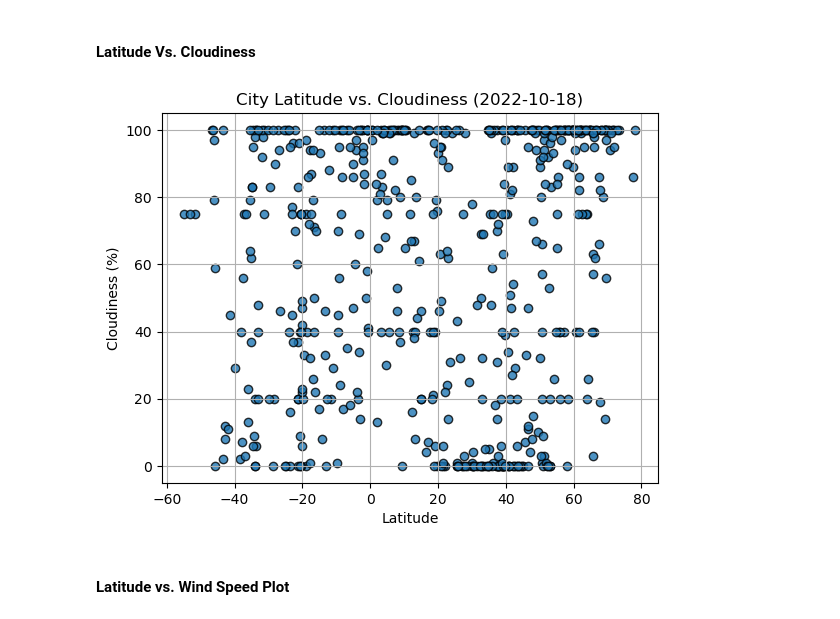
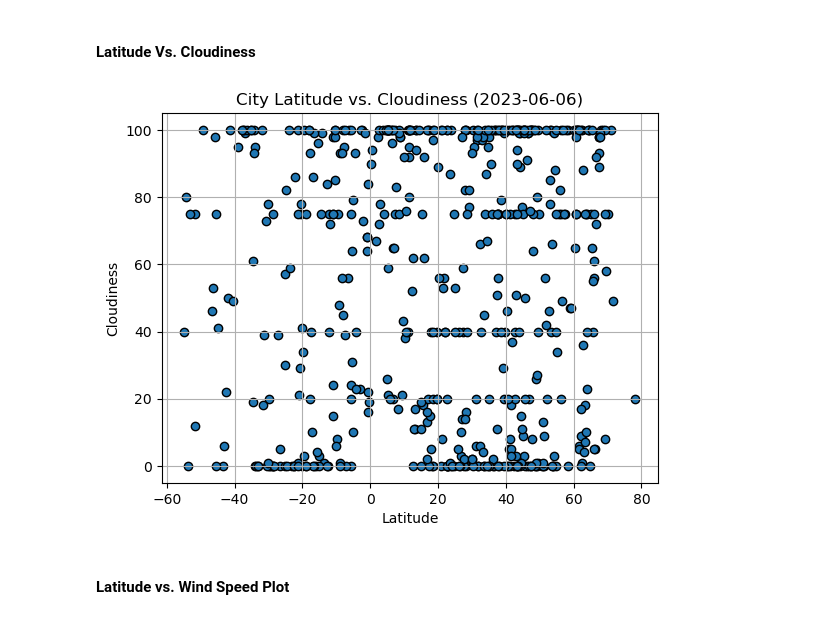
Before and after one commit to CharlesQuinn1/python-api-challenge, a Jupyter notebook: WeatherPy/WeatherPy.ipynb, the cells around one changed output. Cells and saved outputs as stored; diff of their text form; code cells hidden in the pictures.

```diff
--- a/WeatherPy/WeatherPy.ipynb
+++ b/WeatherPy/WeatherPy.ipynb
@@ -221,18 +291,22 @@ plt.show()
 #### Latitude Vs. Cloudiness
 # %%
 # Build the scatter plots for latitude vs. cloudiness
-# YOUR CODE HERE
+fig, ax = plt.subplots()
+ax.scatter(data=city_data_df, x='Lat', y='Cloudiness', edgecolors='black')
 
 # Incorporate the other graph properties
-# YOUR CODE HERE
+ax.set_ylabel('Cloudiness')
+ax.set_xlabel('Latitude')
+ax.set_title(f'City Latitude vs. Cloudiness ({local_time})')
+ax.grid(visible=True)
 
 # Save the figure
 plt.savefig("output_data/Fig3.png")
 
 # Show plot
 plt.show()
 # %% [output]
-[figure, old version]
+[figure, new version]
 # %% [markdown]
 #### Latitude vs. Wind Speed Plot
 # %%
```
Also changed, not shown: parts of 32 cells of this notebook, 11 other files.
